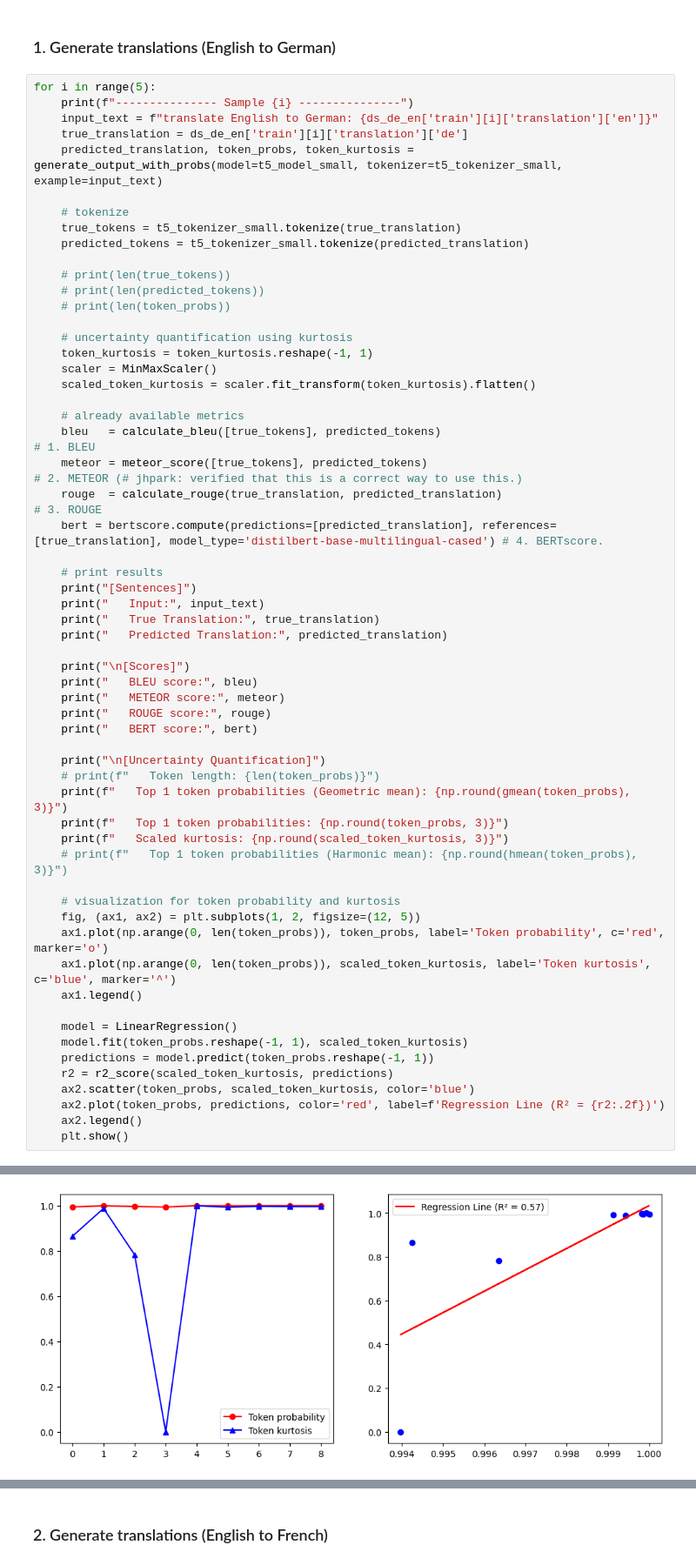
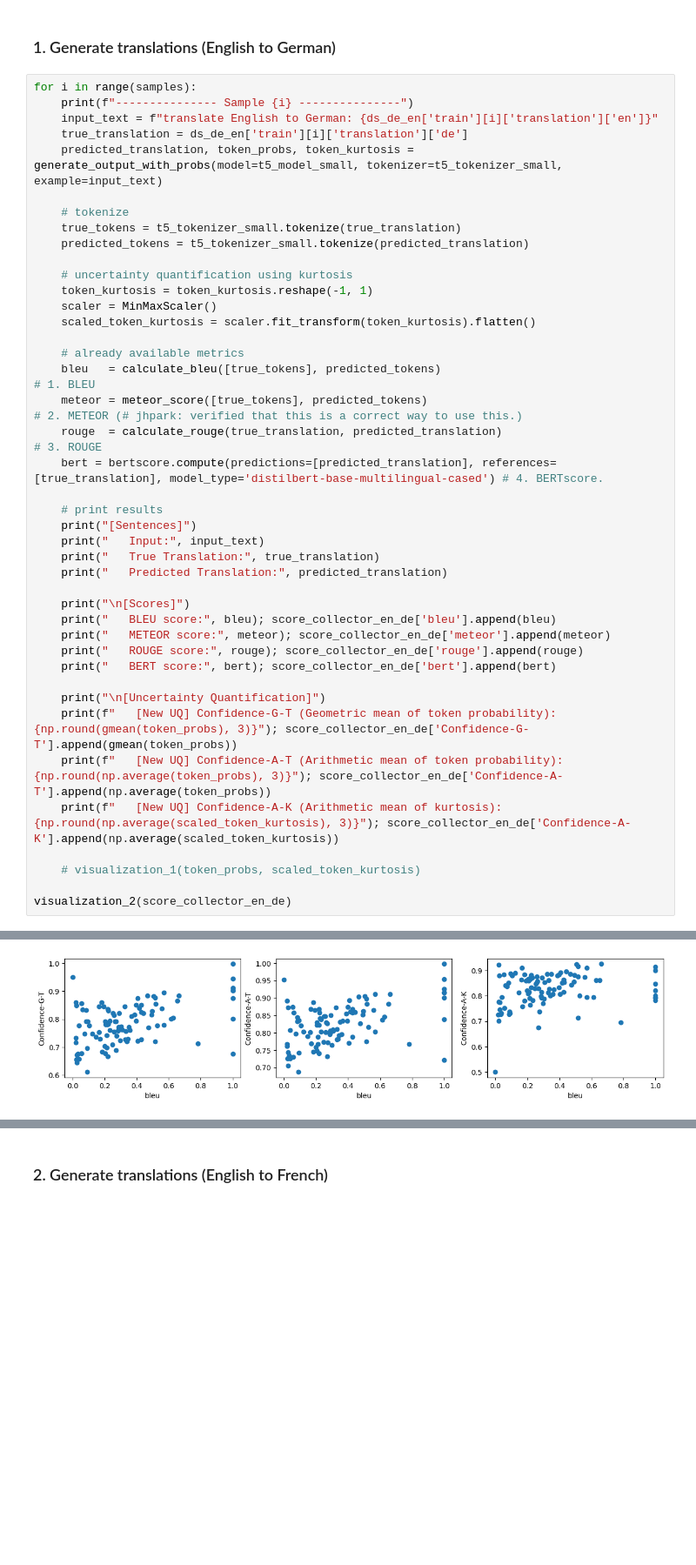
Before and after one commit to 7201krap/CSCE679_Data-Visualization, a Jupyter notebook: llm_project_uq.ipynb, the cells around one changed output, grey strips where cells are left out. Shown at 87% size. Cells and saved outputs as stored; diff of their text form; blank space fills up the shorter version.

Commit message:
graphs added for new metrics and available metrics

```diff
--- a/llm_project_uq.ipynb
+++ b/llm_project_uq.ipynb
@@ -116,7 +232,7 @@ def generate_output_with_probs(model, tokenizer, example, top_k=5):
 # %% [markdown]
 ### 1. Generate translations (English to German)
 # %%
-for i in range(5):
+for i in range(samples):
     print(f"--------------- Sample {i} ---------------")
     input_text = f"translate English to German: {ds_de_en['train'][i]['translation']['en']}"
     true_translation = ds_de_en['train'][i]['translation']['de']
@@ -125,10 +241,6 @@ for i in range(5):
     # tokenize
     true_tokens = t5_tokenizer_small.tokenize(true_translation)
     predicted_tokens = t5_tokenizer_small.tokenize(predicted_translation)
-
-    # print(len(true_tokens))
-    # print(len(predicted_tokens))
-    # print(len(token_probs))
 
     # uncertainty quantification using kurtosis
     token_kurtosis = token_kurtosis.reshape(-1, 1)
@@ -148,31 +260,18 @@ for i in range(5):
     print("   Predicted Translation:", predicted_translation)
 
     print("\n[Scores]")
-    print("   BLEU score:", bleu)
-    print("   METEOR score:", meteor)
-    print("   ROUGE score:", rouge)
-    print("   BERT score:", bert)
+    print("   BLEU score:", bleu); score_collector_en_de['bleu'].append(bleu)
+    print("   METEOR score:", meteor); score_collector_en_de['meteor'].append(meteor)
+    print("   ROUGE score:", rouge); score_collector_en_de['rouge'].append(rouge)
+    print("   BERT score:", bert); score_collector_en_de['bert'].append(bert)
 
     print("\n[Uncertainty Quantification]")
-    # print(f"   Token length: {len(token_probs)}")
-    print(f"   Top 1 token probabilities (Geometric mean): {np.round(gmean(token_probs), 3)}")
-    print(f"   Top 1 token probabilities: {np.round(token_probs, 3)}")
-    print(f"   Scaled kurtosis: {np.round(scaled_token_kurtosis, 3)}")
-    # print(f"   Top 1 token probabilities (Harmonic mean): {np.round(hmean(token_probs), 3)}")
+    print(f"   [New UQ] Confidence-G-T (Geometric mean of token probability): {np.round(gmean(token_probs), 3)}"); score_collector_en_de['Confidence-G-T'].append(gmean(token_probs))
+    print(f"   [New UQ] Confidence-A-T (Arithmetic mean of token probability): {np.round(np.average(token_probs), 3)}"); score_collector_en_de['Confidence-A-T'].append(np.average(token_probs))
+    print(f"   [New UQ] Confidence-A-K (Arithmetic mean of kurtosis): {np.round(np.average(scaled_token_kurtosis), 3)}"); score_collector_en_de['Confidence-A-K'].append(np.average(scaled_token_kurtosis))
 
-    # visualization for token probability and kurtosis
-    fig, (ax1, ax2) = plt.subplots(1, 2, figsize=(12, 5))
-    ax1.plot(np.arange(0, len(token_probs)), token_probs, label='Token probability', c='red', marker='o')
-    ax1.plot(np.arange(0, len(token_probs)), scaled_token_kurtosis, label='Token kurtosis', c='blue', marker='^')
-    ax1.legend()
+    # visualization_1(token_probs, scaled_token_kurtosis)
 
-    model = LinearRegression()
-    model.fit(token_probs.reshape(-1, 1), scaled_token_kurtosis)
-    predictions = model.predict(token_probs.reshape(-1, 1))
-    r2 = r2_score(scaled_token_kurtosis, predictions)
-    ax2.scatter(token_probs, scaled_token_kurtosis, color='blue')
-    ax2.plot(token_probs, predictions, color='red', label=f'Regression Line (R² = {r2:.2f})')
-    ax2.legend()
-    plt.show()
+visualization_2(score_collector_en_de)
 # %% [output]
 --------------- Sample 0 ---------------
@@ -194 +294 @@ for i in range(5):
-[figure, old version]
+[figure, new version]
```
Also changed, not shown: parts of 4 cells of this notebook, 1 other file.
